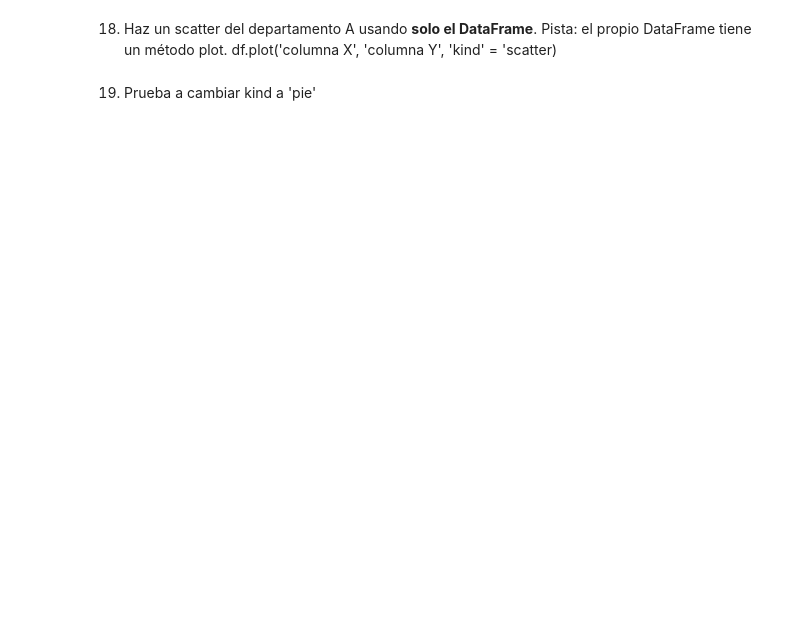
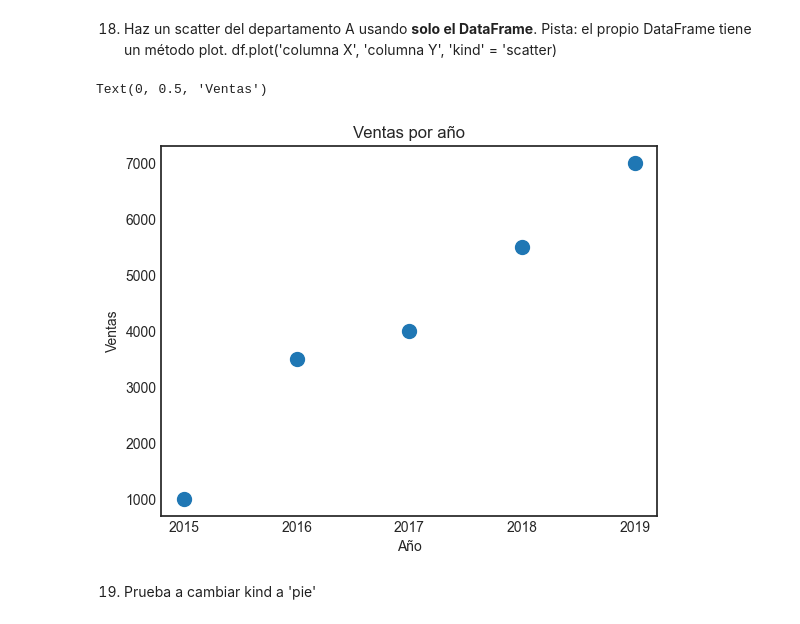
Before and after one commit to ABAmbros/REPO_BOOTCAMP_THE_BRIDGE_DATA, a Jupyter notebook: 2-Data Analysis/3-Visualizacion/1-Matplotlib/Ejercicios/ejercicios_Matplotlib_ANTONIO_AMBROSIO.ipynb, the cells around one changed output. Drawn from its saved outputs; the diff is of its cells as text; code cells hidden in the pictures; blank space fills up the shorter version.

```diff
--- a/2-Data Analysis/3-Visualizacion/1-Matplotlib/Ejercicios/ejercicios_Matplotlib_ANTONIO_AMBROSIO.ipynb
+++ b/2-Data Analysis/3-Visualizacion/1-Matplotlib/Ejercicios/ejercicios_Matplotlib_ANTONIO_AMBROSIO.ipynb
@@ -234,5 +272,14 @@ Cambia el estilo a 'seaborn-white'. La línea debe ser con rayas y verde.
 18. Haz un scatter del departamento A usando __solo el DataFrame__.
 Pista: el propio DataFrame tiene un método plot.
 df.plot('columna X', 'columna Y', 'kind' = 'scatter)
+# %%
+
+df.plot(x='Year', y='Sold_items_A', kind='scatter', s=100)
+plt.title('Ventas por año')
+plt.xlabel('Año')
+plt.ylabel('Ventas')
+# %% [output]
+Text(0, 0.5, 'Ventas')
+[figure, added]
 # %% [markdown]
 19. Prueba a cambiar kind a 'pie'
```
Also changed, not shown: parts of 8 cells of this notebook, 8 other files.
